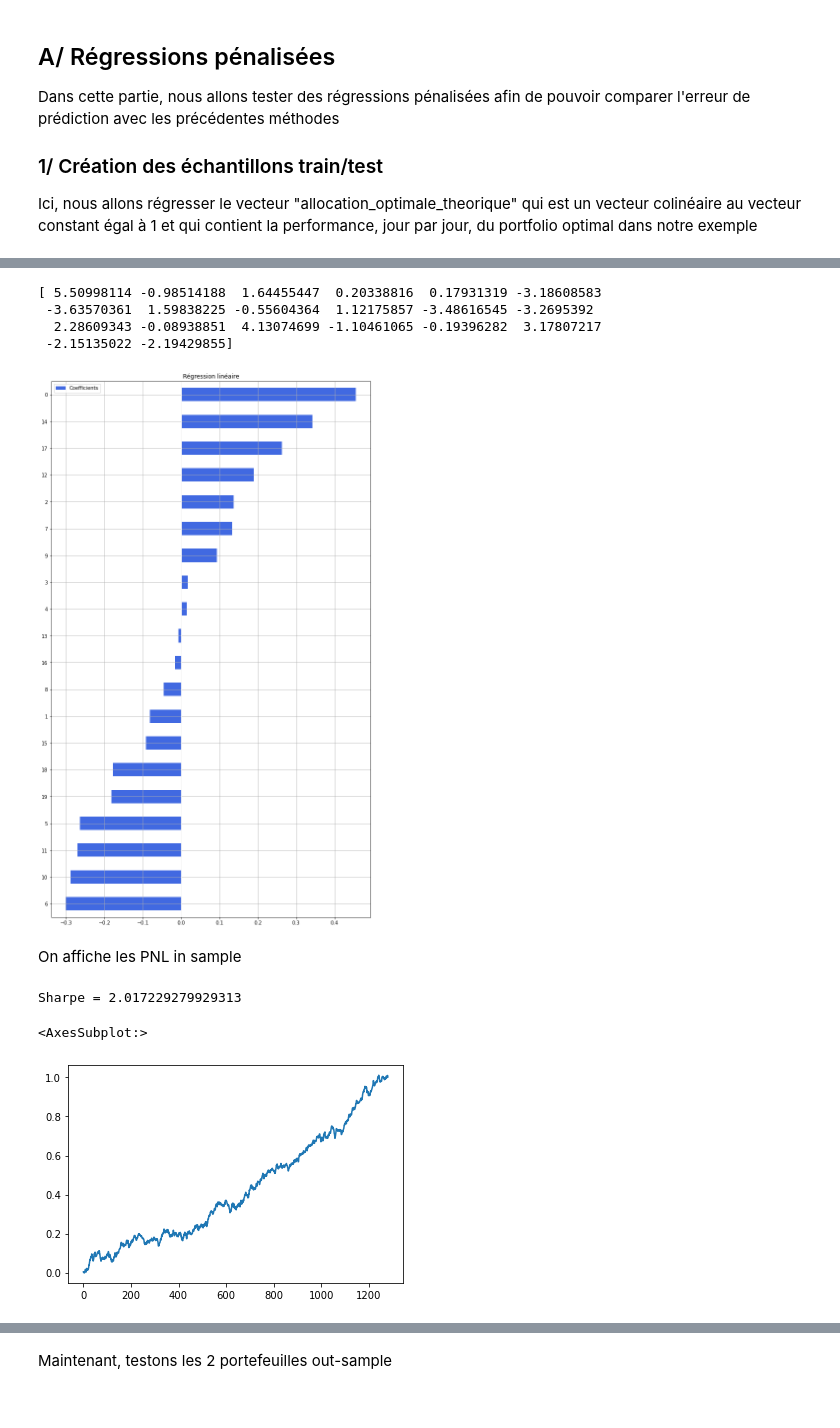
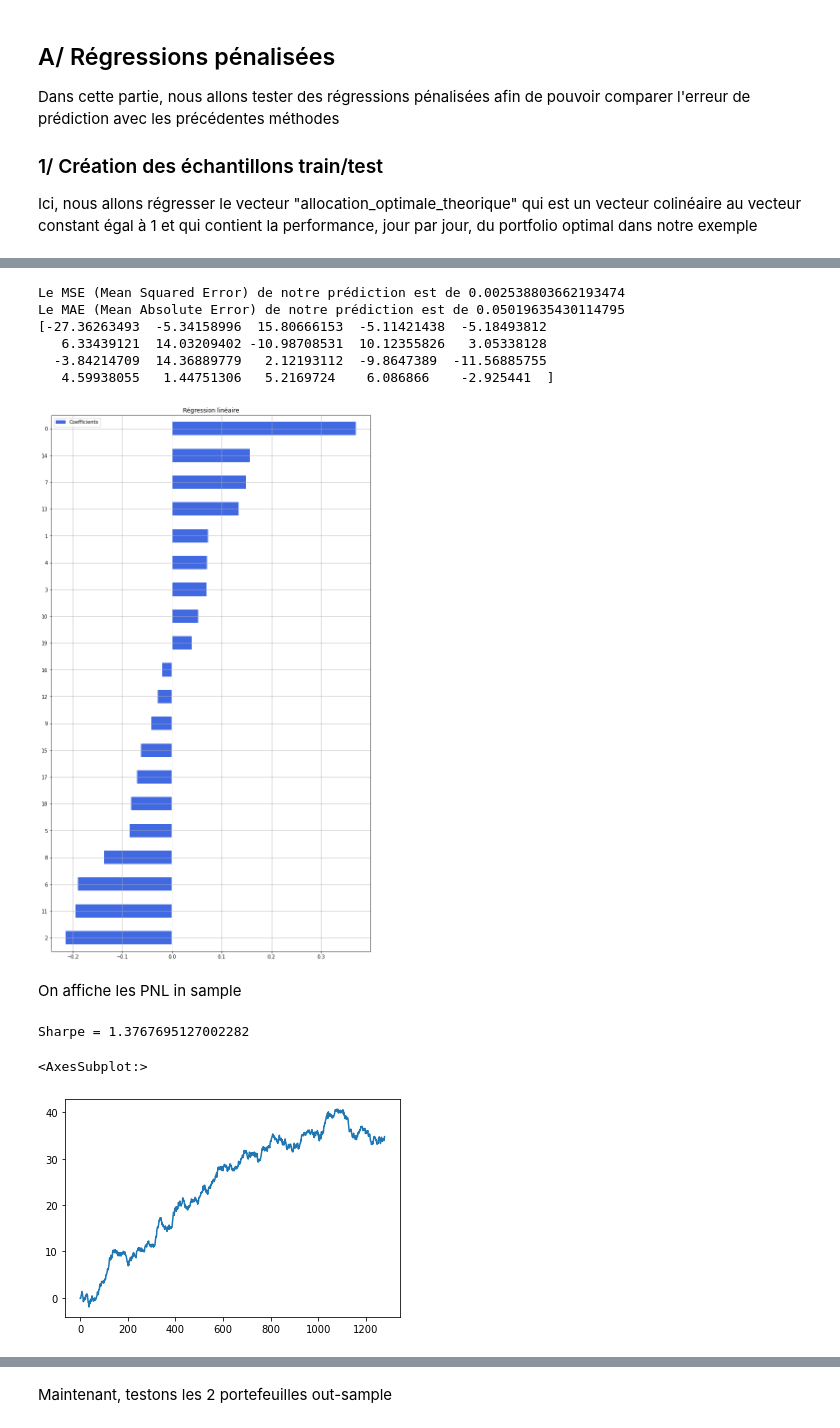
Before and after one commit to PyTomSss/StatApp_M1_ENSAE, a Jupyter notebook: Brouillon_Tom/Notebook_brouillon_Tom.ipynb, the cells around one changed output, grey strips where cells are left out. Drawn from its saved outputs; the diff is of its cells as text; code cells hidden in the pictures.

```diff
--- a/Brouillon_Tom/Notebook_brouillon_Tom.ipynb
+++ b/Brouillon_Tom/Notebook_brouillon_Tom.ipynb
@@ -176,6 +170,10 @@ Le MAE (Mean Absolute Error) de notre prédiction est de 0.05000000000000001
 reg = LinearRegression(fit_intercept = False)
 model =  reg.fit(X_train, Y_train)
 coef_reglin = model.coef_
+y_pred = model.predict(X_test)
+
+print(f"Le MSE (Mean Squared Error) de notre prédiction est de {mean_squared_error(y_pred, Y_test)}")
+print(f"Le MAE (Mean Absolute Error) de notre prédiction est de {mean_absolute_error(y_pred, Y_test)}")
 
 coefs = pd.DataFrame(coef_reglin, columns=['Coefficients'], index = X_train.columns)
 coefs.sort_values(by='Coefficients', ascending=True, inplace=True)
@@ -186,21 +184,23 @@ plt.grid()
 plt.subplots_adjust(left=.3)
 
 #On rend les coefficients normalisés pour que le poid soit égal à 1
-coef_reg_lin_normalized = coef_reglin * abs(1/sum(coef_reglin))
+coef_reg_lin_normalized = coef_reglin * (1/sum(coef_reglin))
 print(coef_reg_lin_normalized)
 # %% [output]
-[ 5.50998114 -0.98514188  1.64455447  0.20338816  0.17931319 -3.18608583
- -3.63570361  1.59838225 -0.55604364  1.12175857 -3.48616545 -3.2695392
-  2.28609343 -0.08938851  4.13074699 -1.10461065 -0.19396282  3.17807217
- -2.15135022 -2.19429855]
+Le MSE (Mean Squared Error) de notre prédiction est de 0.002538803662193474
+Le MAE (Mean Absolute Error) de notre prédiction est de 0.05019635430114795
+[-27.36263493  -5.34158996  15.80666153  -5.11421438  -5.18493812
+   6.33439121  14.03209402 -10.98708531  10.12355826   3.05338128
+  -3.84214709  14.36889779   2.12193112  -9.8647389  -11.56885755
+   4.59938055   1.44751306   5.2169724    6.086866    -2.925441  ]
-[figure, old version]
+[figure, new version]
 # %% [markdown]
 On affiche les PNL in sample
 # %%
-pnl_in_sample = rdts_observes @ coef_reglin
-print('Sharpe = ' + str(pnl_in_sample.mean()/pnl_in_sample.std()*16))
-pnl_in_sample.cumsum().plot()
+pnl_in_sample_reglin = rdts_observes @ coef_reg_lin_normalized
+print('Sharpe = ' + str(pnl_in_sample_reglin.mean()/pnl_in_sample_reglin.std()*16))
+pnl_in_sample_reglin.cumsum().plot()
 # %% [output]
-Sharpe = 2.017229279929313
+Sharpe = 1.3767695127002282
 <AxesSubplot:>
-[figure, old version]
+[figure, new version]
```
Also changed, not shown: parts of 18 cells of this notebook.
